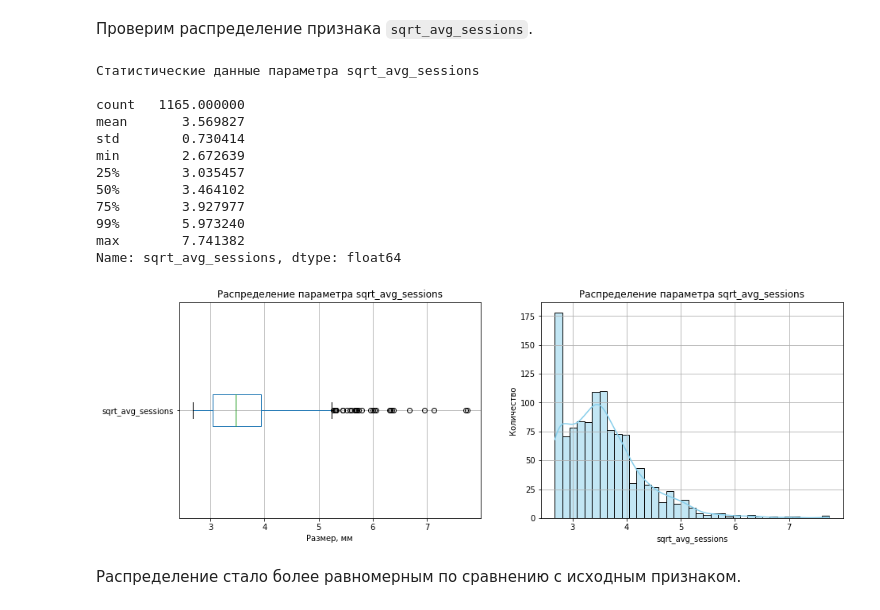
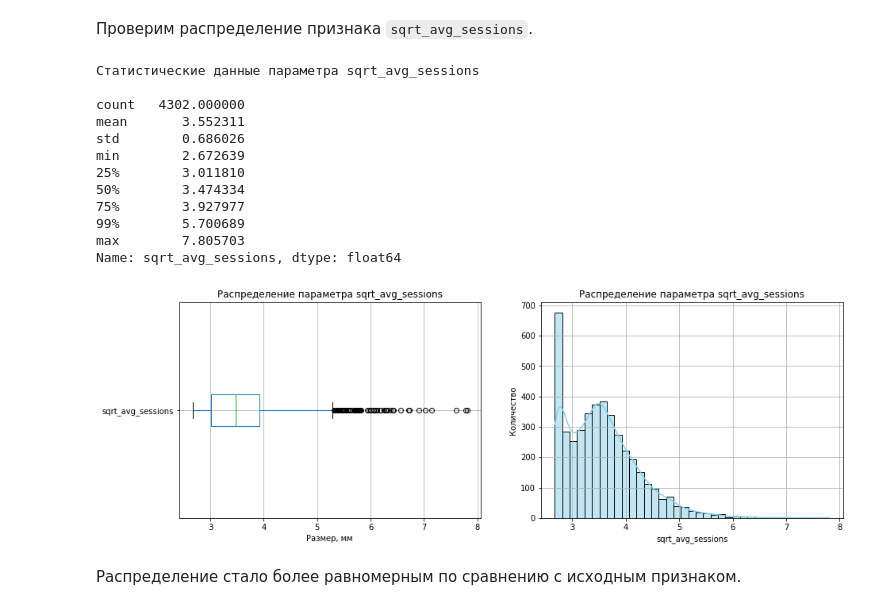
Before and after one commit to alexilin83/ds_sprint_13, a Jupyter notebook: bb0537fc-bcd2-40a1-aa64-24d904954294.ipynb, the cells around one changed output. Saved outputs shown, nothing was run; the diff lists cells and outputs as text; code cells hidden in the pictures.

```diff
--- a/bb0537fc-bcd2-40a1-aa64-24d904954294.ipynb
+++ b/bb0537fc-bcd2-40a1-aa64-24d904954294.ipynb
@@ -152,7 +188,7 @@ df_data = {
 # %%
 for name, data in df_data.items():
     print(f'Данные датафрейма {name}')
-    print(data.info())
+    data.info()
     display(data.head())
     print(50 * '-')
     print()
@@ -352 +365,36 @@ df_data['ds_s13_visits_df']['avg_sessions_per_day'] = round(
+# %%
+def combine_data(ds_s13_users_df, ds_s13_visits_df, ads_activity_df, surf_depth_df, primary_device_df, cloud_usage_df):
+    df_data = {
+        'ds_s13_users_df': ds_s13_users_df,
+        'ds_s13_visits_df': ds_s13_visits_df,
+        'ads_activity_df': ads_activity_df,
+        'surf_depth_df': surf_depth_df,
+        'primary_device_df': primary_device_df,
+        'cloud_usage_df': cloud_usage_df,
+    }
+
+    # группирует данные в датасете `ds_s13_visits` по `user_id`, оставив столбцы `daytime` и `website_category`
+    # в которых назначается самое часто встречающееся значение для конкретного пользователя.
+    # Также добавляет два столбца с количеством уникальных дней и количеством сессий у каждого пользователя.
+    df_data['ds_s13_visits_df'] = df_data['ds_s13_visits_df'].groupby('user_id').agg({
+        'daytime': lambda x: x.mode().iloc[0] if not x.mode().empty else None,
+        'website_category': lambda x: x.mode().iloc[0] if not x.mode().empty else None,
+        'date': ['nunique', 'count']
+    }).reset_index()
+    df_data['ds_s13_visits_df'].columns = ['user_id', 'daytime', 'website_category', 'unique_days', 'total_sessions']
+
+    df_data['ds_s13_visits_df']['avg_sessions_per_day'] = round(
+        (df_data['ds_s13_visits_df']['total_sessions'] / df_data['ds_s13_visits_df']['unique_days']), 3
+    )
+
+    # Удаляем столбцы total_sessions и unique_days.
+    df_data['ds_s13_visits_df'] = df_data['ds_s13_visits_df'].drop(columns=['total_sessions', 'unique_days'])
+
+    # Объединим данные в единый датафрейм по полю user_id, а затем удалим этот столбец, так как это техническая информация.
+    df = df_data['ds_s13_users_df']
+    for name, data in list(df_data.items()):
+        if name != 'ds_s13_users_df':
+            df = pd.merge(df, data, on='user_id', how='left')
+
+    return df
 # %%
@@ -371,0 +405,2 @@ for name, data in list(df_data.items()):
+# %%
+df = combine_data(ds_s13_users_df, ds_s13_visits_df, ads_activity_df, surf_depth_df, primary_device_df, cloud_usage_df)
@@ -547,6 +591,4 @@ plt.show()
 X = df.drop(columns = ['age_category'])
 y = df['age_category']
 
-X_train_valid, X_test, y_train_valid, y_test = train_test_split(X, y, test_size=0.2, random_state=RANDOM_STATE, stratify=y)
-X_train, X_valid, y_train, y_valid = train_test_split(X_train_valid, y_train_valid, test_size=0.25, random_state=RANDOM_STATE, stratify=y_train_valid
-)
+X_train, X_test, y_train, y_test = train_test_split(X, y, test_size=0.3, random_state=RANDOM_STATE, stratify=y)
@@ -802,21 +871,21 @@ X_valid_enhanced = create_enhanced_features(X_valid)
 # %% [markdown]
 Проверим распределение признака `sqrt_avg_sessions`.
 # %%
-show_features_distribution(X_valid_enhanced, ['sqrt_avg_sessions'])
+show_features_distribution(X_train_enhanced, ['sqrt_avg_sessions'])
 # %% [output]
 Статистические данные параметра sqrt_avg_sessions
 
-count   1165.000000
-mean       3.569827
-std        0.730414
+count   4302.000000
+mean       3.552311
+std        0.686026
 min        2.672639
-25%        3.035457
-50%        3.464102
+25%        3.011810
+50%        3.474334
 75%        3.927977
-99%        5.973240
-max        7.741382
+99%        5.700689
+max        7.805703
 Name: sqrt_avg_sessions, dtype: float64
-[figure, old version]
+[figure, new version]
 # %% [markdown]
 Распределение стало более равномерным по сравнению с исходным признаком.
 # %%
```
Also changed, not shown: parts of 73 cells of this notebook, 2 other files.
